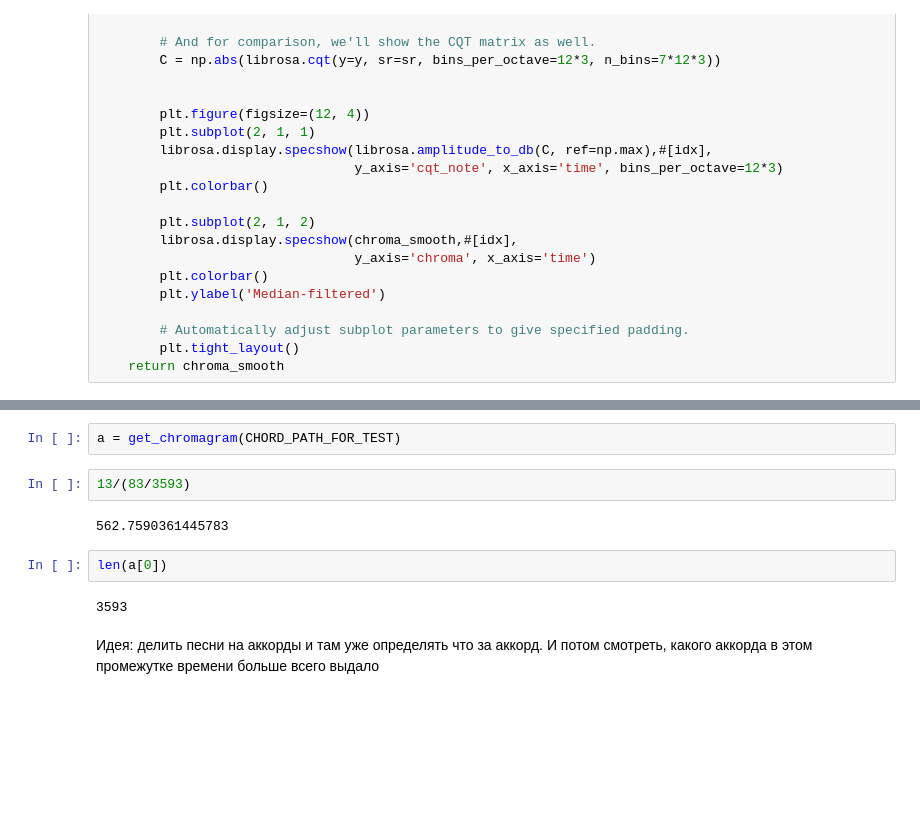
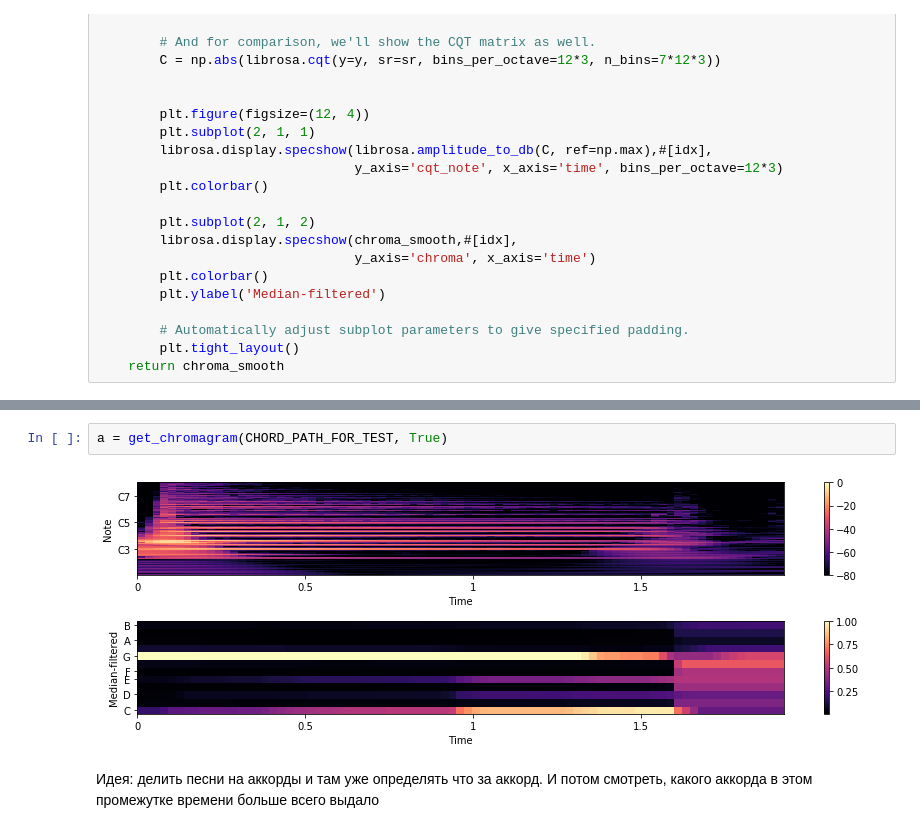
Before and after one commit to Abvbobko/chords_recognition, a Jupyter notebook: chords_recognition.ipynb, the cells around one changed output, grey strips where cells are left out. Drawn from its saved outputs; the diff is of its cells as text; blank space fills up the shorter version.

```diff
--- a/chords_recognition.ipynb
+++ b/chords_recognition.ipynb
@@ -137,13 +138,7 @@ a = get_chromagram(TMP_SONG, True)
 # %%
-a = get_chromagram(CHORD_PATH_FOR_TEST)
+a = get_chromagram(CHORD_PATH_FOR_TEST, True)
+# %% [output]
+[figure, added]
-# %%
-13/(83/3593)
-# %% [output]
-562.7590361445783
-# %%
-len(a[0])
-# %% [output]
-3593
 # %% [markdown]
 Идея: делить песни на аккорды и там уже определять что за аккорд. И потом смотреть, какого аккорда в этом промежутке времени больше всего выдало
 # %%
```
Also changed, not shown: parts of 36 cells of this notebook.
